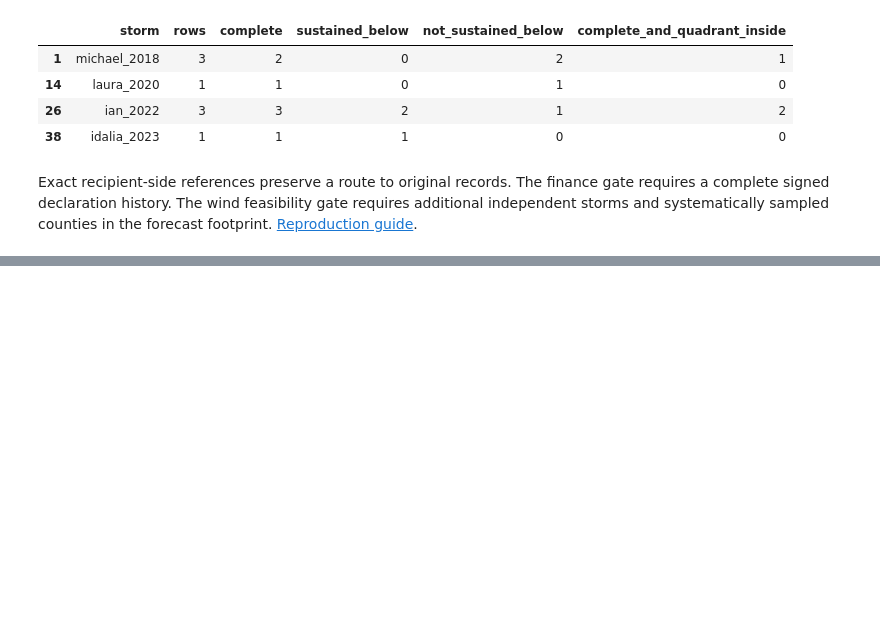
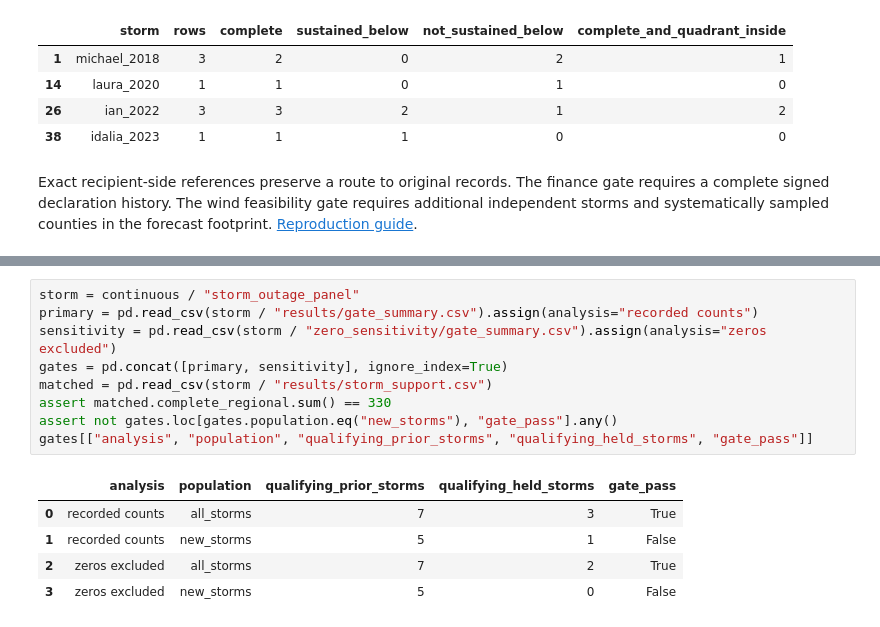
Before and after one commit to leonmarienga/ML-thesis, a Jupyter notebook: research/THESIS_REPRODUCTION.ipynb, the cells around one changed output, grey strips where cells are left out. Cells and saved outputs as stored; diff of their text form; blank space fills up the shorter version.

```diff
--- a/research/THESIS_REPRODUCTION.ipynb
+++ b/research/THESIS_REPRODUCTION.ipynb
@@ -832,0 +852,15 @@ Exact recipient-side references preserve a route to original records. The financ
+# %%
+storm = continuous / "storm_outage_panel"
+primary = pd.read_csv(storm / "results/gate_summary.csv").assign(analysis="recorded counts")
+sensitivity = pd.read_csv(storm / "zero_sensitivity/gate_summary.csv").assign(analysis="zeros excluded")
+gates = pd.concat([primary, sensitivity], ignore_index=True)
+matched = pd.read_csv(storm / "results/storm_support.csv")
+assert matched.complete_regional.sum() == 330
+assert not gates.loc[gates.population.eq("new_storms"), "gate_pass"].any()
+gates[["analysis", "population", "qualifying_prior_storms", "qualifying_held_storms", "gate_pass"]]
+# %% [output]
+|  | analysis | population | qualifying_prior_storms | qualifying_held_storms | gate_pass |
+| 0 | recorded counts | all_storms | 7 | 3 | True |
+| 1 | recorded counts | new_storms | 5 | 1 | False |
+| 2 | zeros excluded | all_storms | 7 | 2 | True |
+| 3 | zeros excluded | new_storms | 5 | 0 | False |
```
Also changed, not shown: parts of 5 cells of this notebook, 12 other files.
